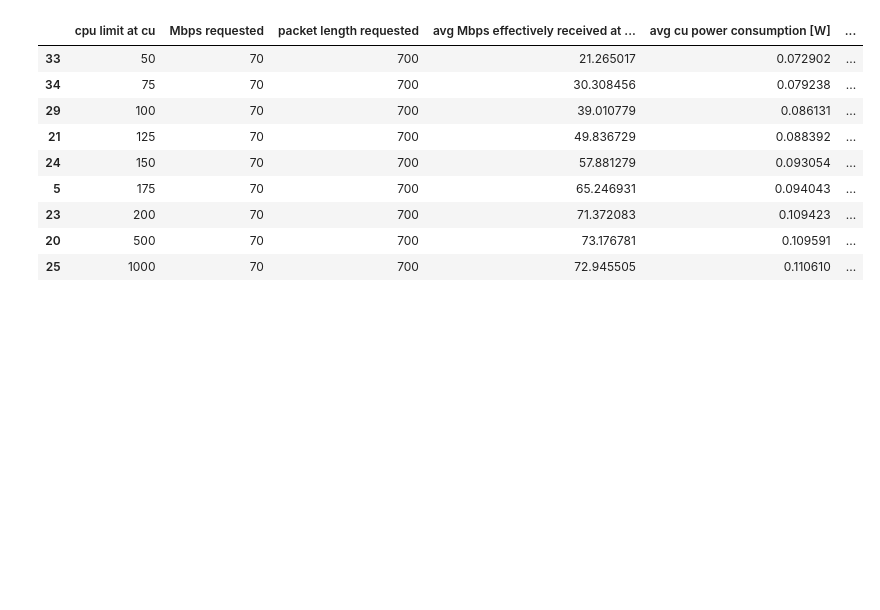
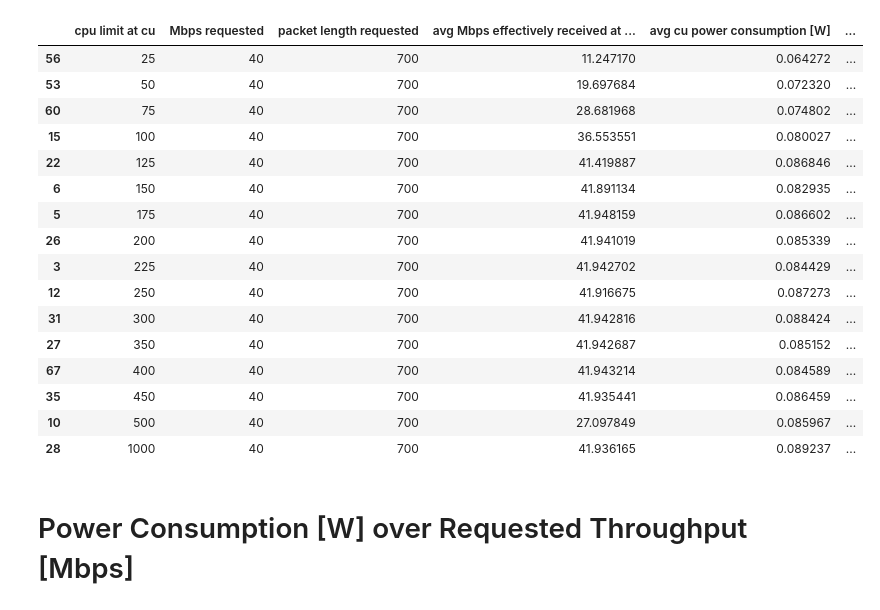
Before and after one commit to RootLeo00/Dynamic-Scaling-Policy-Energy-5G-ORAN, a Jupyter notebook: power-metrics-per-pod-realtime/cpu_iperf.ipynb, the cells around one changed output. Cells and saved outputs as stored; diff of their text form; code cells hidden in the pictures; blank space fills up the shorter version.

```diff
--- a/power-metrics-per-pod-realtime/cpu_iperf.ipynb
+++ b/power-metrics-per-pod-realtime/cpu_iperf.ipynb
@@ -7,7 +8,7 @@ import glob
 def process_folder(folder_path):
     # Extract configuration from folder name
     folder_name = os.path.basename(folder_path)
-    requested_mbps, duration, packet_length, cpu_limit, _,_ = folder_name.split('_')
+    requested_mbps, duration, packet_length, cpu_limit, _, _ = folder_name.split('_')
 
     power_consumptions = []
     cpu_usages = []
@@ -29,32 +30,42 @@ def process_folder(folder_path):
         with open(power_file, 'r') as f:
             power_data = json.load(f)
 
-        # Collect power values for CU container
+        # Collect timestamps and values for CU container
+        timestamps = []
+        values = []
         for pod_data in power_data.values():
             for entry in pod_data:
-                power_consumptions.append(entry['value'])
+                timestamps.append(entry['timestamp'])
+                values.append(entry['value'])
+
+        # Convert timestamps to a relative time from start
+        start_time = min(timestamps)
+        end_time = max(timestamps)
+        power_consumptions = [
+            value for ts, value in zip(timestamps, values)
+            if (ts - start_time > 20) and (end_time - ts > 20)  # Exclude first and last 20 seconds
+        ]
 
         # Calculate average power consumption for CU
         avg_power_consumption = sum(power_consumptions) / len(power_consumptions) if power_consumptions else 0
     else:
         avg_power_consumption = 0  # Default if no data found
 
-    # Process cpu usage data
+    # Process CPU usage data
     cpu_file = os.path.join(folder_path, "metrics_cpu.json")
     if os.path.exists(cpu_file):
         with open(cpu_file, 'r') as f:
             cpu_data = json.load(f)
 
-        # Collect power values for CU container
+        # Collect CPU values for CU container
         for pod_data in cpu_data.values():
             for entry in pod_data:
                 cpu_usages.append(entry['value'])
 
-        # Calculate average power consumption for CU
+        # Calculate average CPU usage for CU
         avg_cpu_usage = sum(cpu_usages) / len(cpu_usages) if cpu_usages else 0
     else:
         avg_cpu_usage = 0  # Default if no data found
-
 
     # Return row data
     return {
@@ -68,36 +79,43 @@ def process_folder(folder_path):
 # %%
 def main(base_folder_path):
     data = []
     # Iterate over each sub-folder in the base folder
     for folder in os.listdir(base_folder_path):
         folder_path = os.path.join(base_folder_path, folder)
         if os.path.isdir(folder_path):
             row = process_folder(folder_path)
             data.append(row)
 
     # Create DataFrame
     df = pd.DataFrame(data)
     return df
 
 # Path to the base folder containing all experiment folders
-base_folder_path = "/home/ubuntu/power-consumption-tool/power-metrics-per-pod-realtime/test_automation/exp1/data"
+base_folder_path = "/home/ubuntu/power-consumption-tool/power-metrics-per-pod-realtime/test_automation/exp4"
 df = main(base_folder_path)
 
 # Save DataFrame to CSV
 # df.to_csv("summary_metrics.csv", index=False)
-df = df[df['packet length requested'] == 700]
-df = df[df['Mbps requested'] == 70]
-df['cpu limit at cu'] = df['cpu limit at cu'].str.replace('mi', '').astype(int)
-df = df.sort_values(by='cpu limit at cu')
-df
+df_show = df[df['packet length requested'] == 700]
+df_show = df_show[df_show['Mbps requested'] == 40]
+df_show['cpu limit at cu'] = df_show['cpu limit at cu'].str.replace('mi', '').astype(int)
+df_show = df_show.sort_values(by='cpu limit at cu')
+df_show
 # %% [output]
 |  | cpu limit at cu | Mbps requested | packet length requested | avg Mbps effectively received at ... | avg cu power consumption [W] | ... |
-| 33 | 50 | 70 | 700 | 21.265017 | 0.072902 | ... |
-| 34 | 75 | 70 | 700 | 30.308456 | 0.079238 | ... |
-| 29 | 100 | 70 | 700 | 39.010779 | 0.086131 | ... |
-| 21 | 125 | 70 | 700 | 49.836729 | 0.088392 | ... |
-| 24 | 150 | 70 | 700 | 57.881279 | 0.093054 | ... |
-| 5 | 175 | 70 | 700 | 65.246931 | 0.094043 | ... |
-| 23 | 200 | 70 | 700 | 71.372083 | 0.109423 | ... |
-| 20 | 500 | 70 | 700 | 73.176781 | 0.109591 | ... |
-| 25 | 1000 | 70 | 700 | 72.945505 | 0.110610 | ... |
+| 56 | 25 | 40 | 700 | 11.247170 | 0.064272 | ... |
+| 53 | 50 | 40 | 700 | 19.697684 | 0.072320 | ... |
+| 60 | 75 | 40 | 700 | 28.681968 | 0.074802 | ... |
+| 15 | 100 | 40 | 700 | 36.553551 | 0.080027 | ... |
+| 22 | 125 | 40 | 700 | 41.419887 | 0.086846 | ... |
+| 6 | 150 | 40 | 700 | 41.891134 | 0.082935 | ... |
+| 5 | 175 | 40 | 700 | 41.948159 | 0.086602 | ... |
+| 26 | 200 | 40 | 700 | 41.941019 | 0.085339 | ... |
+| 3 | 225 | 40 | 700 | 41.942702 | 0.084429 | ... |
+| 12 | 250 | 40 | 700 | 41.916675 | 0.087273 | ... |
+| 31 | 300 | 40 | 700 | 41.942816 | 0.088424 | ... |
+| 27 | 350 | 40 | 700 | 41.942687 | 0.085152 | ... |
+| 67 | 400 | 40 | 700 | 41.943214 | 0.084589 | ... |
+| 35 | 450 | 40 | 700 | 41.935441 | 0.086459 | ... |
+| 10 | 500 | 40 | 700 | 27.097849 | 0.085967 | ... |
+| 28 | 1000 | 40 | 700 | 41.936165 | 0.089237 | ... |
@@ -103,0 +128,2 @@ df
+# %% [markdown]
+# Power Consumption [W] over Requested Throughput [Mbps]
```
Also changed, not shown: parts of 14 cells of this notebook.
